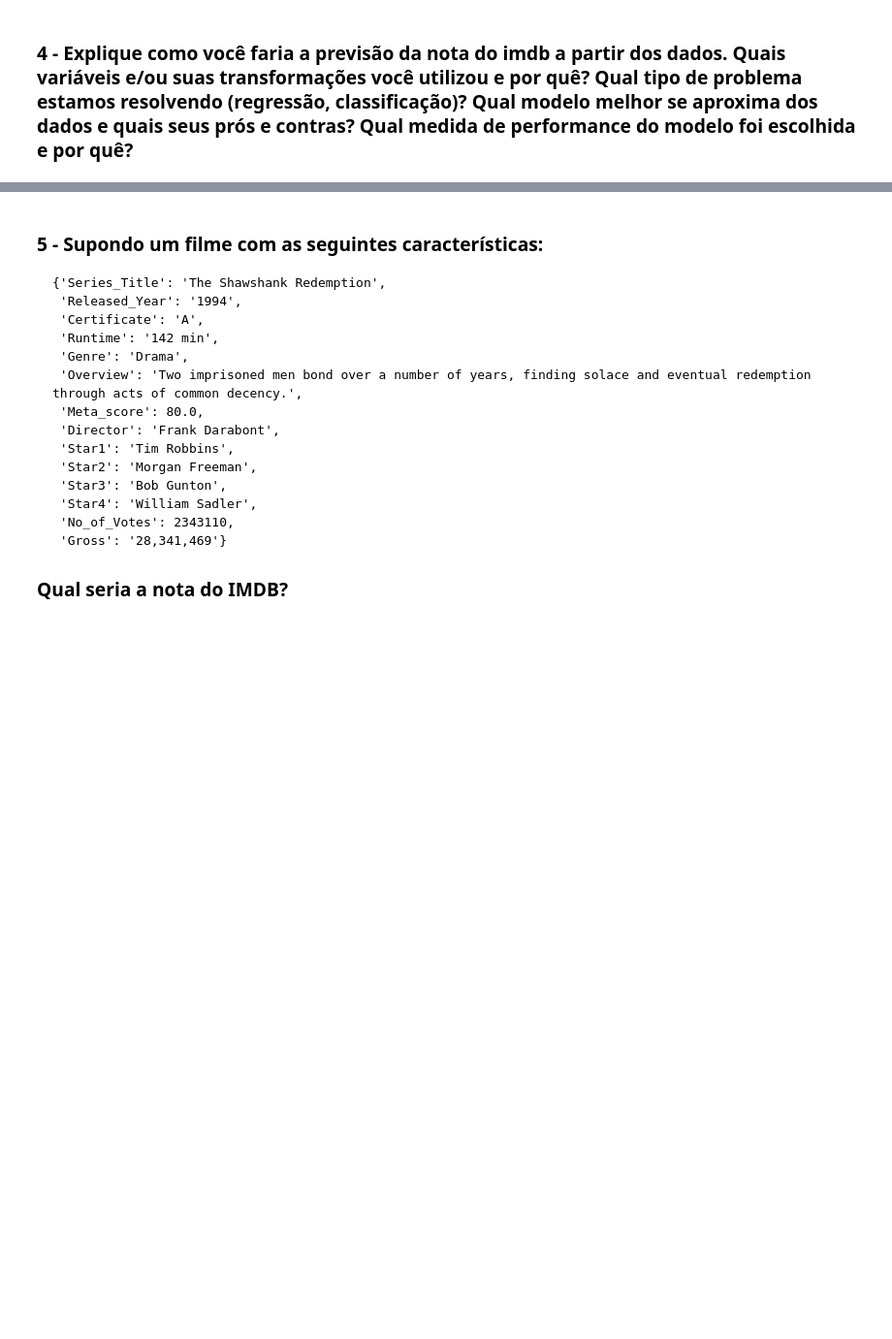
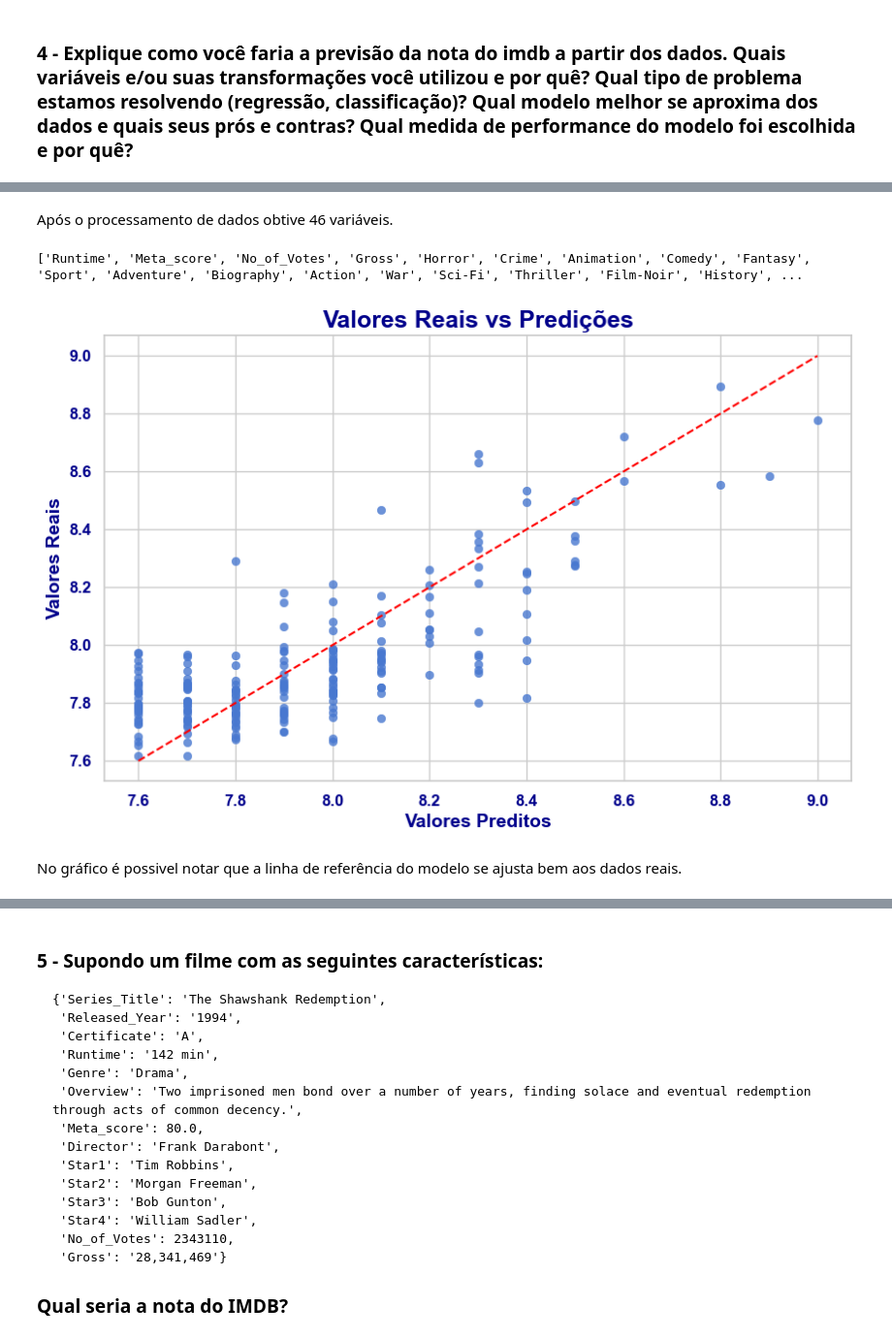
Before and after one commit to AurelioGuilherme/Desafio_Ciencia_de_Dados, a Jupyter notebook: Notebooks/LH_CD_AURELIO.ipynb, the cells around one changed output, grey strips where cells are left out. Shown at 97% size. Saved outputs shown, nothing was run; the diff lists cells and outputs as text; code cells hidden in the pictures; blank space fills up the shorter version.

```diff
--- a/Notebooks/EDA.ipynb
+++ b/Notebooks/LH_CD_AURELIO.ipynb
@@ -1555,0 +1625,27 @@ Outra forma de abordar este problema seria localizar as palavras mais comuns por
+# %% [markdown]
+Após o processamento de dados obtive 46 variáveis.
+# %%
+print(list(X_train.columns))
+# %% [output]
+['Runtime', 'Meta_score', 'No_of_Votes', 'Gross', 'Horror', 'Crime', 'Animation', 'Comedy', 'Fantasy', 'Sport', 'Adventure', 'Biography', 'Action', 'War', 'Sci-Fi', 'Thriller', 'Film-Noir', 'History', ...
+# %%
+# Plotando valores reais vs preditos
+plt.figure(figsize=(10, 6))
+ax = sns.scatterplot(x=y_test, y=y_pred_gbr, alpha=0.8, edgecolor=None)
+
+# Adicionando linha de referência (y = x)
+max_val = max(max(y_test), max(y_pred_gbr))
+min_val = min(min(y_test), min(y_pred_gbr))
+plt.plot([min_val, max_val], [min_val, max_val], color='red', linestyle='--')
+
+#Customizando o gráfico
+ax.set_title('Valores Reais vs Predições', fontsize=18, weight='bold', color='darkblue')
+ax.set_ylabel('Valores Reais', fontsize=14, weight='bold', color='darkblue')
+ax.set_xlabel('Valores Preditos', fontsize=14, weight='bold', color='darkblue')
+plt.xticks(fontsize=12, weight='bold', color='darkblue')
+plt.yticks(fontsize=12, weight='bold', color='darkblue')
+plt.show()
+# %% [output]
+[figure, added]
+# %% [markdown]
+No gráfico é possivel notar que a linha de referência do modelo se ajusta bem aos dados reais.
```
Also changed, not shown: parts of 69 cells of this notebook, 2 other files.
